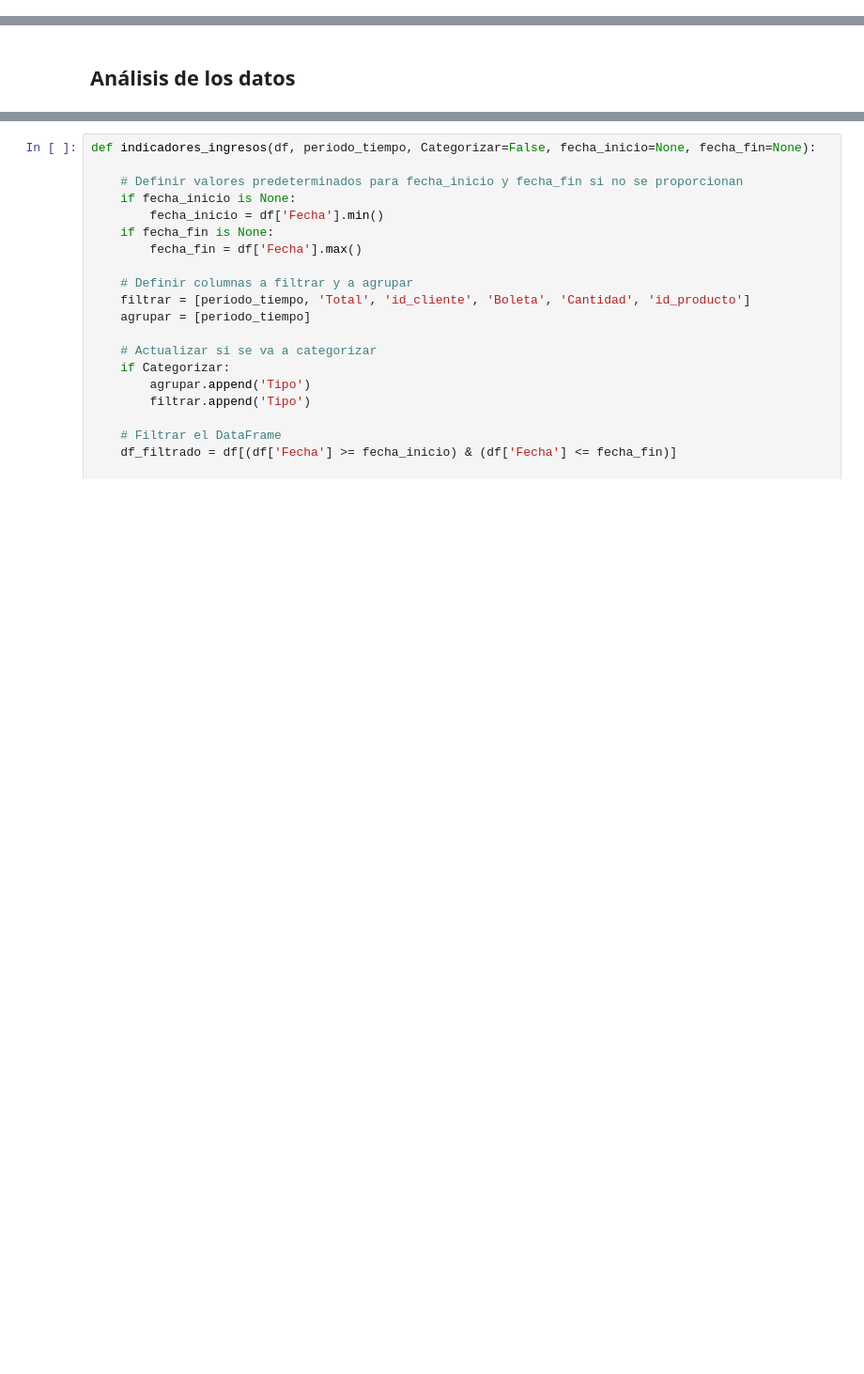
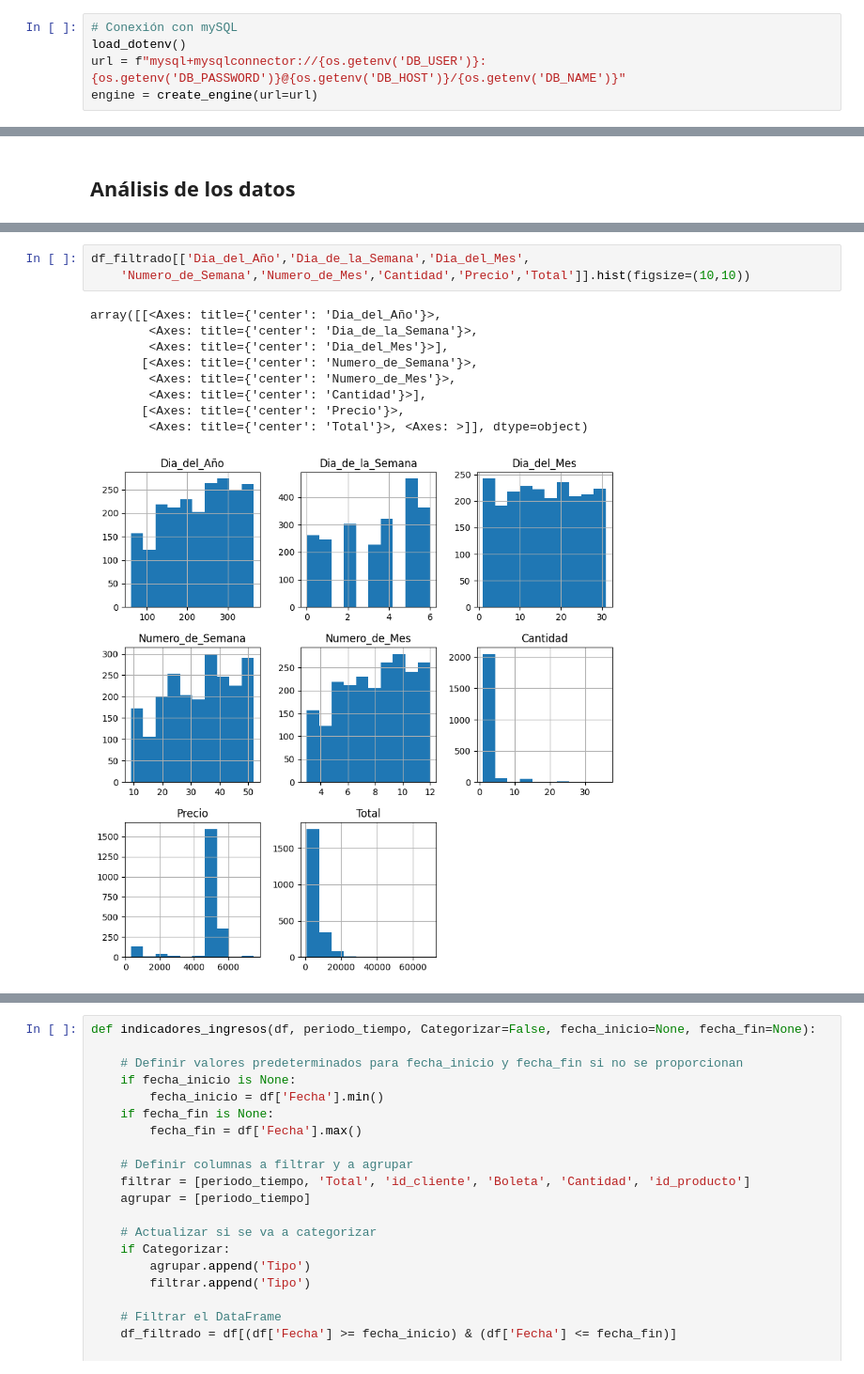
Before and after one commit to pipeyz21/minutaceci, a Jupyter notebook: apps/analisis_datos/notebooks/01_exploratorio_ingresos.ipynb, the cells around one changed output, grey strips where cells are left out. Shown at 94% size. Drawn from its saved outputs; the diff is of its cells as text; blank space fills up the shorter version.

```diff
--- a/apps/analisis_datos/notebooks/01_exploratorio_ingresos.ipynb
+++ b/apps/analisis_datos/notebooks/01_exploratorio_ingresos.ipynb
@@ -30,0 +14,5 @@ df.head(5)
+# %%
+# Conexión con mySQL
+load_dotenv()
+url = f"mysql+mysqlconnector://{os.getenv('DB_USER')}:{os.getenv('DB_PASSWORD')}@{os.getenv('DB_HOST')}/{os.getenv('DB_NAME')}"
+engine = create_engine(url=url)
@@ -66,0 +83,13 @@ df.describe()
+# %%
+df_filtrado[['Dia_del_Año','Dia_de_la_Semana','Dia_del_Mes',
+    'Numero_de_Semana','Numero_de_Mes','Cantidad','Precio','Total']].hist(figsize=(10,10))
+# %% [output]
+array([[<Axes: title={'center': 'Dia_del_Año'}>,
+        <Axes: title={'center': 'Dia_de_la_Semana'}>,
+        <Axes: title={'center': 'Dia_del_Mes'}>],
+       [<Axes: title={'center': 'Numero_de_Semana'}>,
+        <Axes: title={'center': 'Numero_de_Mes'}>,
+        <Axes: title={'center': 'Cantidad'}>],
+       [<Axes: title={'center': 'Precio'}>,
+        <Axes: title={'center': 'Total'}>, <Axes: >]], dtype=object)
+[figure, added]
```
Also changed, not shown: parts of 23 cells of this notebook, 9 other files.
